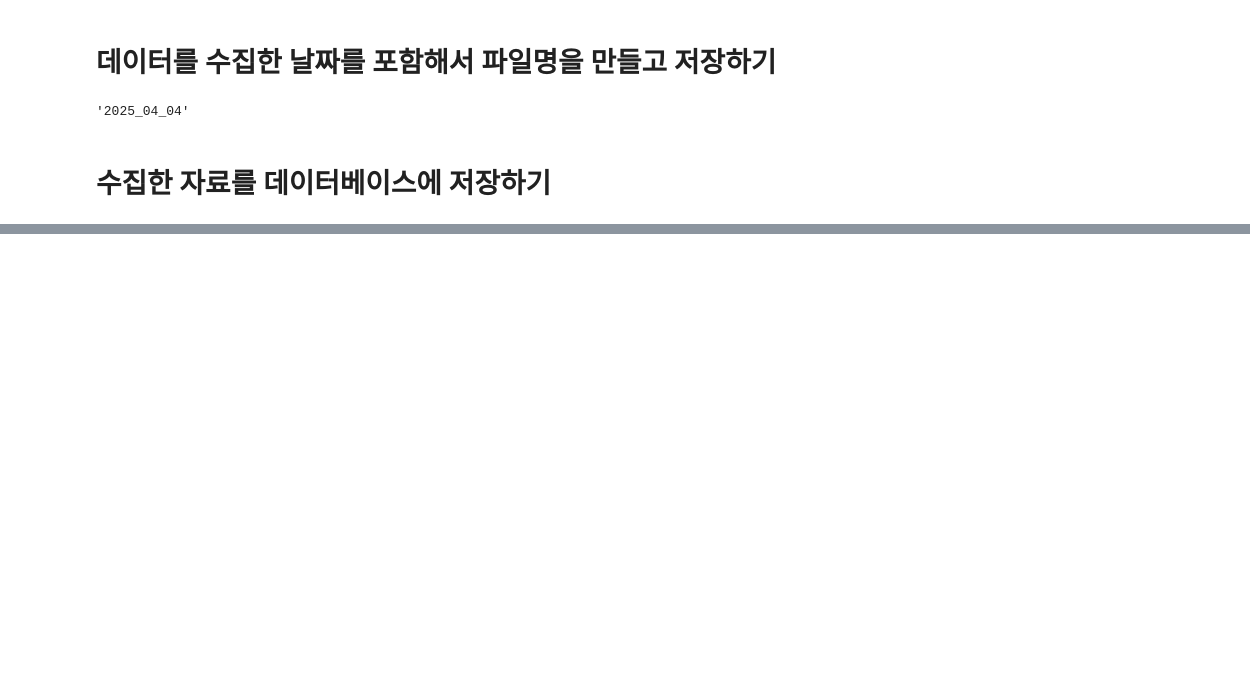
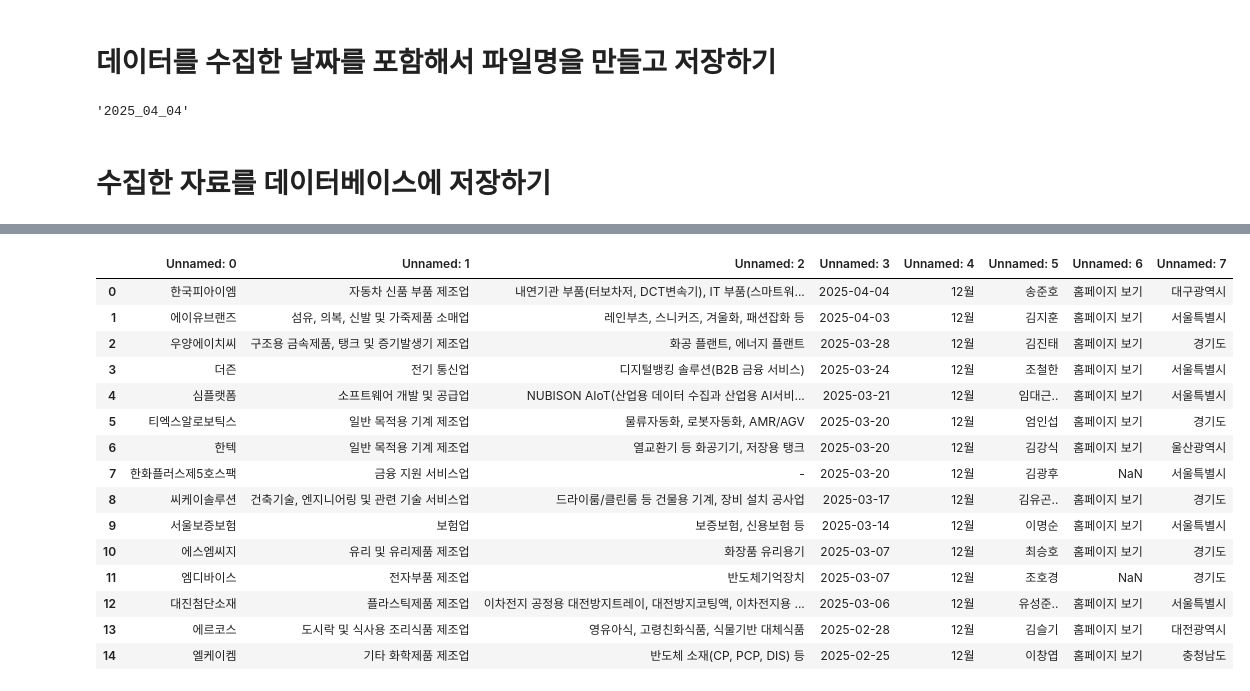
Before and after one commit to eunso03/fintech, a Jupyter notebook: 04data_scraping/06requests_Post로_자료가져오기.ipynb, the cells around one changed output, grey strips where cells are left out. Drawn from its saved outputs; the diff is of its cells as text; code cells hidden in the pictures; blank space fills up the shorter version.

```diff
--- a/04data_scraping/06requests_Post로_자료가져오기.ipynb
+++ b/04data_scraping/06requests_Post로_자료가져오기.ipynb
@@ -324,0 +350,19 @@ df.to_sql(f"stock_company_info_{today}")
+# %%
+pd.read_html(StringIO(r.text))[0]
+# %% [output]
+|  | Unnamed: 0 | Unnamed: 1 | Unnamed: 2 | Unnamed: 3 | Unnamed: 4 | Unnamed: 5 | Unnamed: 6 | Unnamed: 7 |
+| 0 | 한국피아이엠 | 자동차 신품 부품 제조업 | 내연기관 부품(터보차저, DCT변속기), IT 부품(스마트워... | 2025-04-04 | 12월 | 송준호 | 홈페이지 보기 | 대구광역시 |
+| 1 | 에이유브랜즈 | 섬유, 의복, 신발 및 가죽제품 소매업 | 레인부츠, 스니커즈, 겨울화, 패션잡화 등 | 2025-04-03 | 12월 | 김지훈 | 홈페이지 보기 | 서울특별시 |
+| 2 | 우양에이치씨 | 구조용 금속제품, 탱크 및 증기발생기 제조업 | 화공 플랜트, 에너지 플랜트 | 2025-03-28 | 12월 | 김진태 | 홈페이지 보기 | 경기도 |
+| 3 | 더즌 | 전기 통신업 | 디지털뱅킹 솔루션(B2B 금융 서비스) | 2025-03-24 | 12월 | 조철한 | 홈페이지 보기 | 서울특별시 |
+| 4 | 심플랫폼 | 소프트웨어 개발 및 공급업 | NUBISON AIoT(산업용 데이터 수집과 산업용 AI서비... | 2025-03-21 | 12월 | 임대근.. | 홈페이지 보기 | 서울특별시 |
+| 5 | 티엑스알로보틱스 | 일반 목적용 기계 제조업 | 물류자동화, 로봇자동화, AMR/AGV | 2025-03-20 | 12월 | 엄인섭 | 홈페이지 보기 | 경기도 |
+| 6 | 한텍 | 일반 목적용 기계 제조업 | 열교환기 등 화공기기, 저장용 탱크 | 2025-03-20 | 12월 | 김강식 | 홈페이지 보기 | 울산광역시 |
+| 7 | 한화플러스제5호스팩 | 금융 지원 서비스업 | - | 2025-03-20 | 12월 | 김광후 | NaN | 서울특별시 |
+| 8 | 씨케이솔루션 | 건축기술, 엔지니어링 및 관련 기술 서비스업 | 드라이룸/클린룸 등 건물용 기계, 장비 설치 공사업 | 2025-03-17 | 12월 | 김유곤.. | 홈페이지 보기 | 경기도 |
+| 9 | 서울보증보험 | 보험업 | 보증보험, 신용보험 등 | 2025-03-14 | 12월 | 이명순 | 홈페이지 보기 | 서울특별시 |
+| 10 | 에스엠씨지 | 유리 및 유리제품 제조업 | 화장품 유리용기 | 2025-03-07 | 12월 | 최승호 | 홈페이지 보기 | 경기도 |
+| 11 | 엠디바이스 | 전자부품 제조업 | 반도체기억장치 | 2025-03-07 | 12월 | 조호경 | NaN | 경기도 |
+| 12 | 대진첨단소재 | 플라스틱제품 제조업 | 이차전지 공정용 대전방지트레이, 대전방지코팅액, 이차전지용 ... | 2025-03-06 | 12월 | 유성준.. | 홈페이지 보기 | 서울특별시 |
+| 13 | 에르코스 | 도시락 및 식사용 조리식품 제조업 | 영유아식, 고령친화식품, 식물기반 대체식품 | 2025-02-28 | 12월 | 김슬기 | 홈페이지 보기 | 대전광역시 |
+| 14 | 엘케이켐 | 기타 화학제품 제조업 | 반도체 소재(CP, PCP, DIS) 등 | 2025-02-25 | 12월 | 이창엽 | 홈페이지 보기 | 충청남도 |
```
Also changed, not shown: parts of 7 cells of this notebook, 3 other files.
